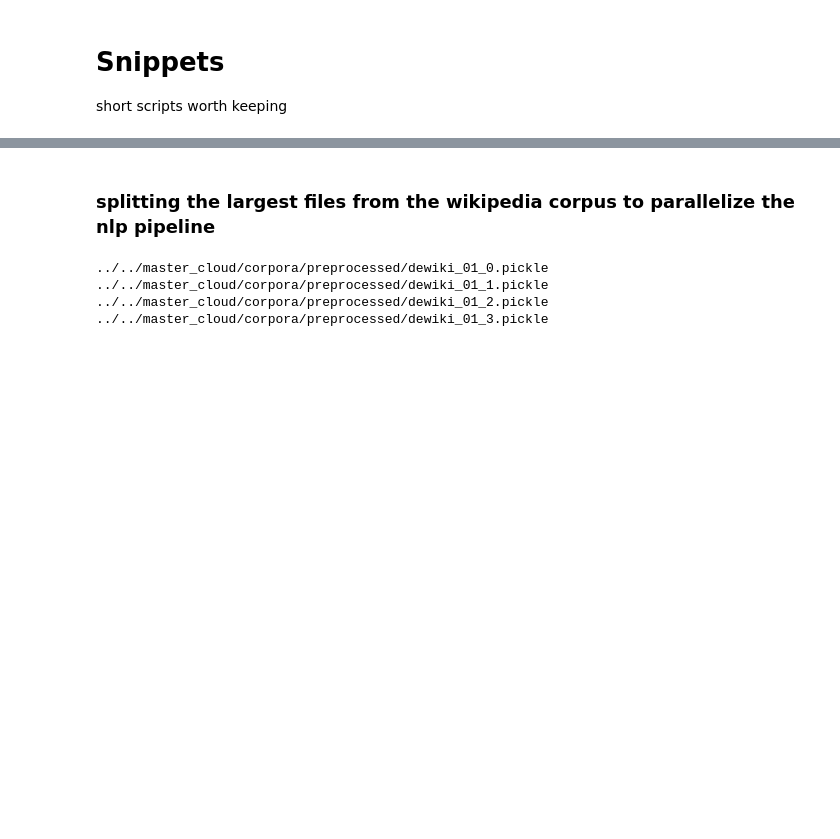
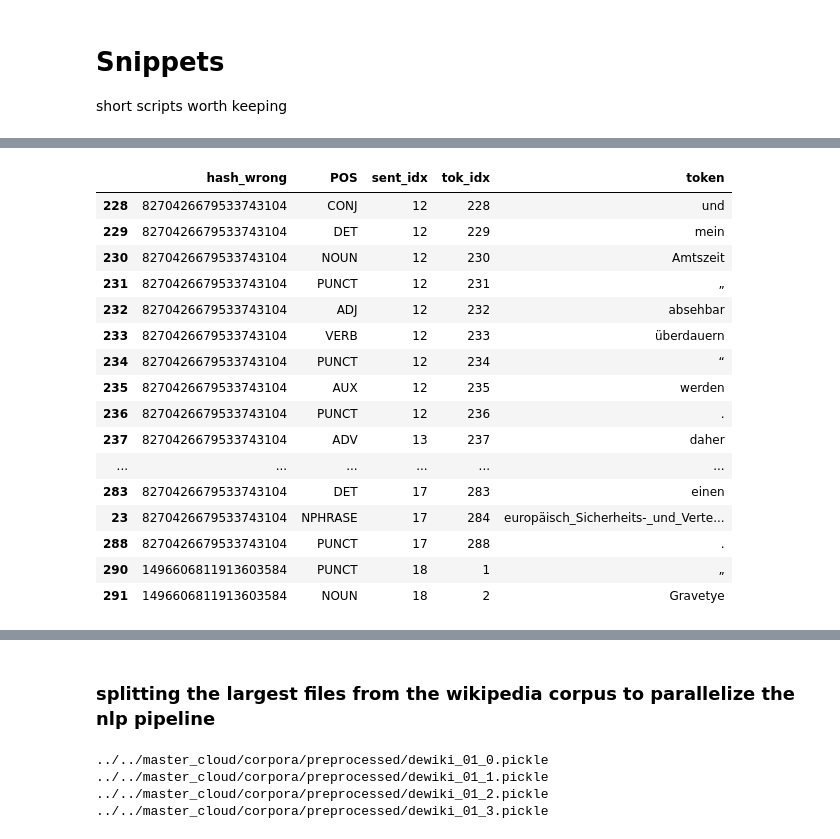
Before and after one commit to andifunke/topic-labeling, a Jupyter notebook: Snippets.ipynb, the cells around one changed output, grey strips where cells are left out. Cells and saved outputs as stored; diff of their text form; code cells hidden in the pictures; blank space fills up the shorter version.

```diff
--- a/Snippets.ipynb
+++ b/Snippets.ipynb
@@ -4,0 +56,21 @@ short scripts worth keeping
+# %%
+#dfs = dfs.rename(columns={'hash': 'hash_wrong'})
+dfs[220:280]
+# %% [output]
+|  | hash_wrong | POS | sent_idx | tok_idx | token |
+| 228 | 8270426679533743104 | CONJ | 12 | 228 | und |
+| 229 | 8270426679533743104 | DET | 12 | 229 | mein |
+| 230 | 8270426679533743104 | NOUN | 12 | 230 | Amtszeit |
+| 231 | 8270426679533743104 | PUNCT | 12 | 231 | „ |
+| 232 | 8270426679533743104 | ADJ | 12 | 232 | absehbar |
+| 233 | 8270426679533743104 | VERB | 12 | 233 | überdauern |
+| 234 | 8270426679533743104 | PUNCT | 12 | 234 | “ |
+| 235 | 8270426679533743104 | AUX | 12 | 235 | werden |
+| 236 | 8270426679533743104 | PUNCT | 12 | 236 | . |
+| 237 | 8270426679533743104 | ADV | 13 | 237 | daher |
+| ... | ... | ... | ... | ... | ... |
+| 283 | 8270426679533743104 | DET | 17 | 283 | einen |
+| 23 | 8270426679533743104 | NPHRASE | 17 | 284 | europäisch_Sicherheits-_und_Verte... |
+| 288 | 8270426679533743104 | PUNCT | 17 | 288 | . |
+| 290 | 1496606811913603584 | PUNCT | 18 | 1 | „ |
+| 291 | 1496606811913603584 | NOUN | 18 | 2 | Gravetye |
```
Also changed, not shown: parts of 22 cells of this notebook, 5 other files.
